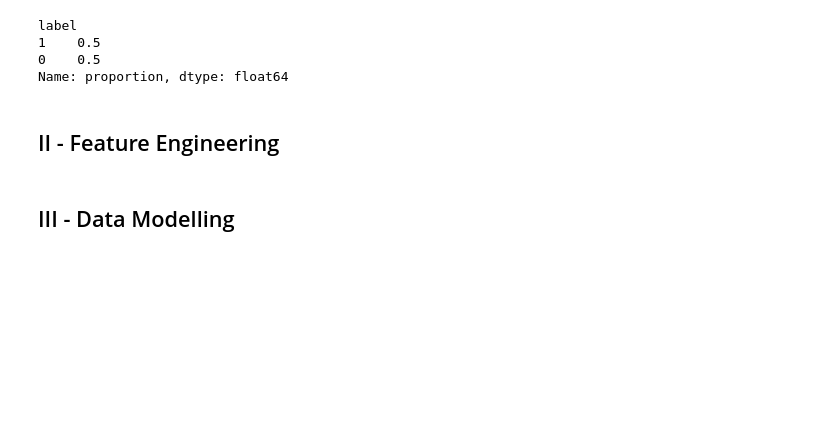
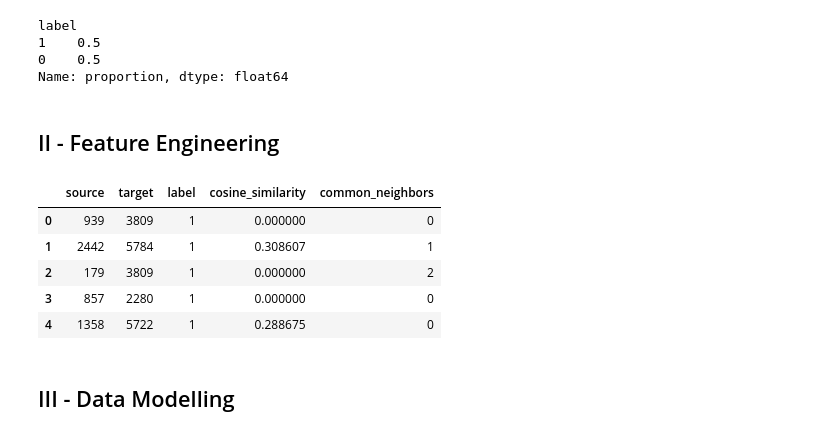
Before and after one commit to Behachee/Predicting-missing-links-co-occurrence-network, a Jupyter notebook: data_exploration.ipynb, the cells around one changed output. Cells and saved outputs as stored; diff of their text form; code cells hidden in the pictures; blank space fills up the shorter version.

Commit message:
Add common Neighbours

```diff
--- a/data_exploration.ipynb
+++ b/data_exploration.ipynb
@@ -79,6 +88,30 @@ label
 Name: proportion, dtype: float64
 # %% [markdown]
 ## II - Feature Engineering
+# %%
+# Cosine Similarity
+
+def calculate_cosine_similarity(node_encodings, source_node, target_node):
+    source_vector = node_encodings.loc[source_node].values.reshape(1, -1)
+    target_vector = node_encodings.loc[target_node].values.reshape(1, -1)
+    return cosine_similarity(source_vector, target_vector)[0][0]
+
+train_set['cosine_similarity'] = train_set.apply(lambda row: calculate_cosine_similarity(node_info, row['source'], row['target']), axis=1)
+# %%
+def common_neighbors(G, u, v):
+    return len(list(nx.common_neighbors(G, u, v)))
+
+# Add the 'common_neighbors' column to the train_set
+train_set['common_neighbors'] = train_set.apply(lambda row: common_neighbors(G, row['source'], row['target']), axis=1)
+
+train_set.head()
+# %% [output]
+|  | source | target | label | cosine_similarity | common_neighbors |
+| 0 | 939 | 3809 | 1 | 0.000000 | 0 |
+| 1 | 2442 | 5784 | 1 | 0.308607 | 1 |
+| 2 | 179 | 3809 | 1 | 0.000000 | 2 |
+| 3 | 857 | 2280 | 1 | 0.000000 | 0 |
+| 4 | 1358 | 5722 | 1 | 0.288675 | 0 |
 # %% [markdown]
 ## III - Data Modelling
 # %% [markdown]
```
Also changed, not shown: parts of 4 cells of this notebook.
